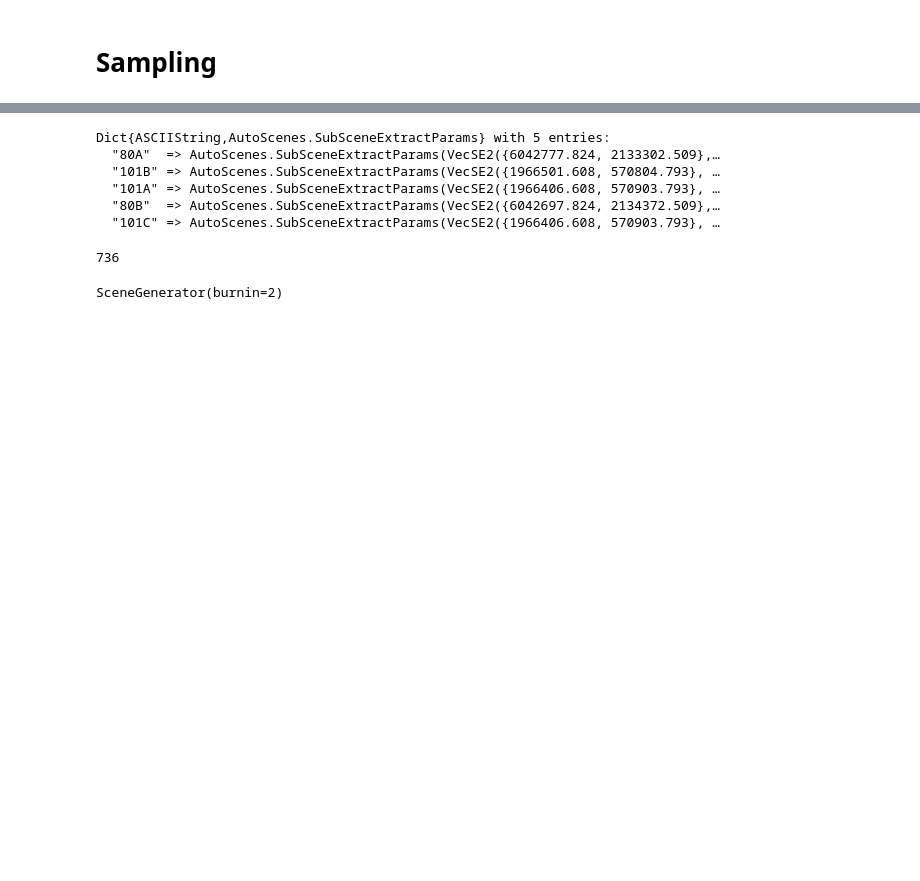
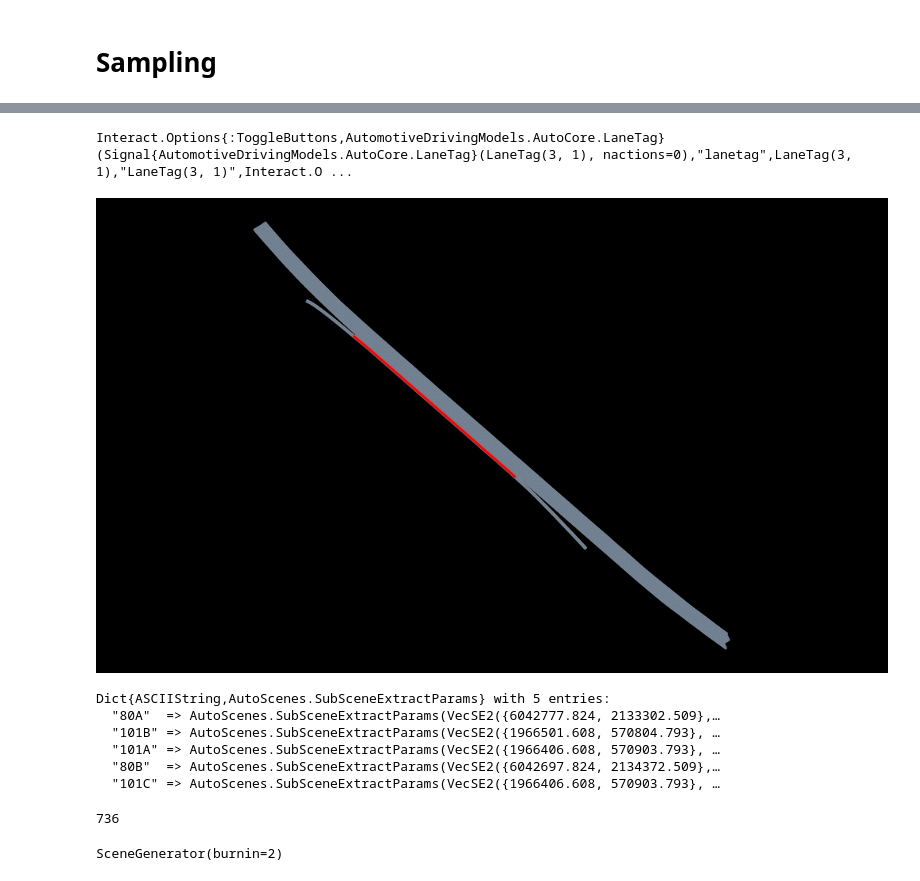
Before and after one commit to tawheeler/AutoScenes.jl, a Jupyter notebook: docs/Sampling.ipynb, the cells around one changed output, grey strips where cells are left out. Saved outputs shown, nothing was run; the diff lists cells and outputs as text; code cells hidden in the pictures; blank space fills up the shorter version.

```diff
--- a/docs/Sampling.ipynb
+++ b/docs/Sampling.ipynb
@@ -15,5 +9,39 @@ Please rebuild Julia.")
 # %%
 trajdata = load_trajdata(1);
+# %%
+using Interact
+using Cairo
+
+roadway = trajdata.roadway
+
+lanetags = LaneTag[]
+for seg in roadway.segments
+    for lane in seg.lanes
+        push!(lanetags, lane.tag)
+    end
+end
+
+canvas_width = AutoViz.DEFAULT_CANVAS_WIDTH
+canvas_height = AutoViz.DEFAULT_CANVAS_HEIGHT
+rendermodel = RenderModel()
+cam = FitToContentCamera()
+
+@manipulate for lanetag in lanetags
+
+    s = CairoRGBSurface(canvas_width, canvas_height)
+    ctx = creategc(s)
+    clear_setup!(rendermodel)
+
+    render!(rendermodel, roadway)
+    render!(rendermodel, roadway[lanetag], roadway, color_asphalt=colorant"red")
+
+    camera_set!(rendermodel, cam, canvas_width, canvas_height)
+    render(rendermodel, ctx, canvas_width, canvas_height)
+    s
+end
+# %% [output]
+Interact.Options{:ToggleButtons,AutomotiveDrivingModels.AutoCore.LaneTag}(Signal{AutomotiveDrivingModels.AutoCore.LaneTag}(LaneTag(3, 1), nactions=0),"lanetag",LaneTag(3, 1),"LaneTag(3, 1)",Interact.O ...
+[figure, added]
 # %%
 const REGIONS = Dict{ASCIIString, SubSceneExtractParams}(
   "101A" => SubSceneExtractParams(VecSE2(1966406.608, 570903.793, 2.382), 100.0, 27.0),
```
Also changed, not shown: parts of 1 cell of this notebook, 10 other files.
